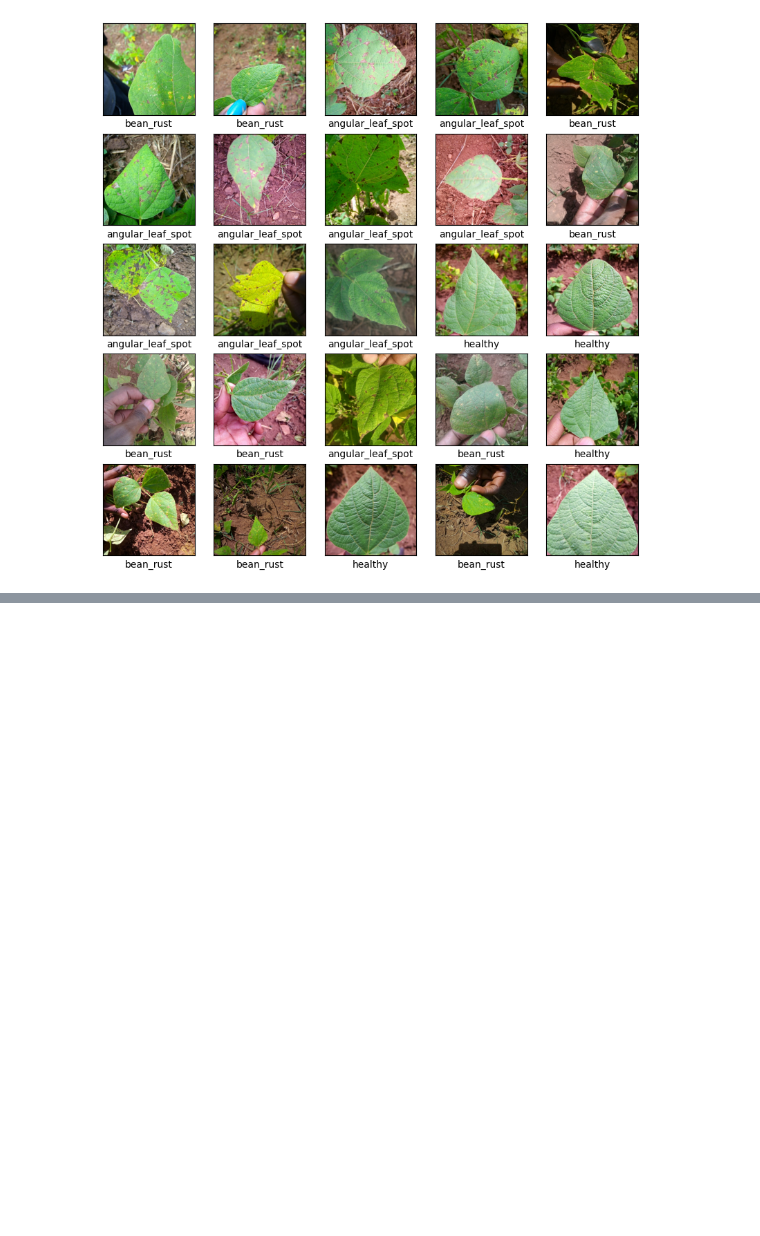
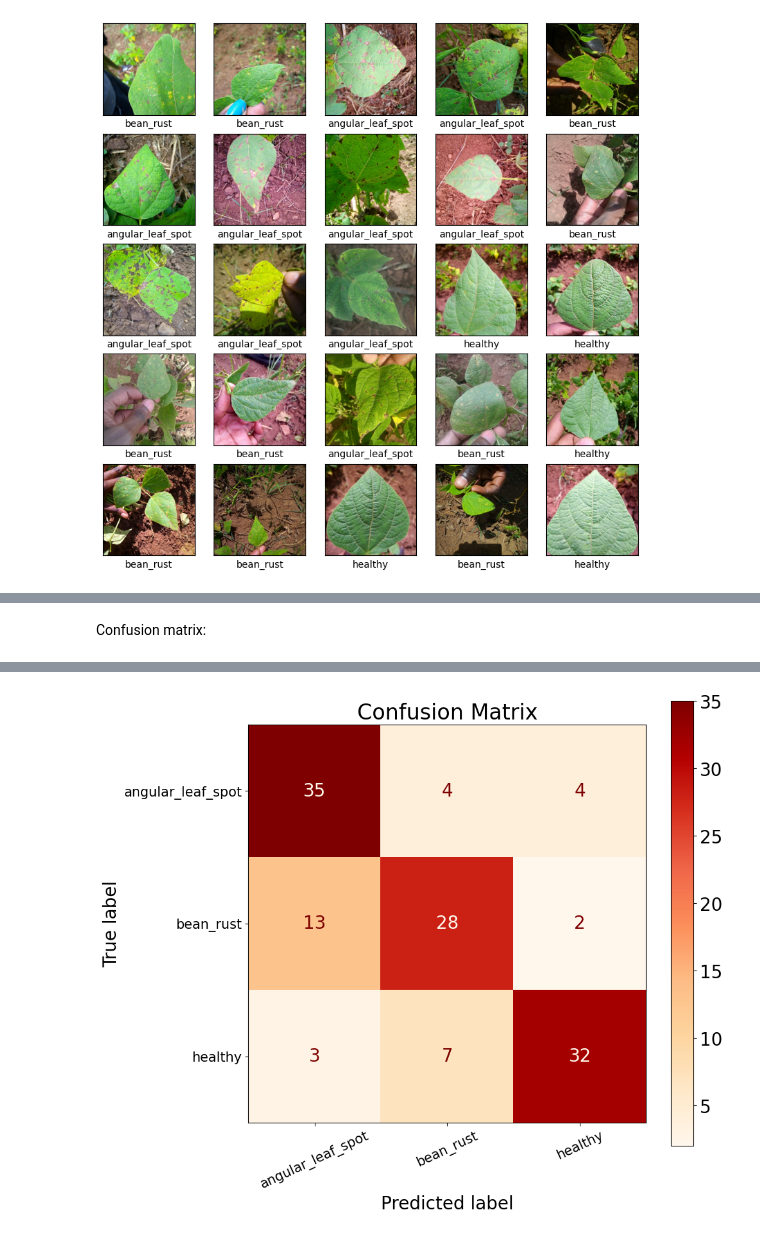
Before and after one commit to geoduin/AI_Assignment, a Jupyter notebook: part2.ipynb, the cells around one changed output, grey strips where cells are left out. Drawn from its saved outputs; the diff is of its cells as text; code cells hidden in the pictures; blank space fills up the shorter version.

Commit message:
Added confusion matrix to part 2

```diff
--- a/part2.ipynb
+++ b/part2.ipynb
@@ -128,0 +175,45 @@ Accuracy =  0.78125
+# %% [markdown]
+Confusion matrix:
+# %%
+# Get predictions for test data
+y_pred = model.predict(X_test)
+
+# Convert predicted labels to integers (assuming categorical labels)
+y_pred = np.argmax(y_pred, axis=1)
+
+
+c_m = confusion_matrix(Y_test, y_pred)
+
+# Setting default size of the plot
+# Setting default fontsize used in the plot
+plt.rcParams['figure.figsize'] = (10.0, 9.0)
+plt.rcParams['font.size'] = 20
+
+
+# Implementing visualization of Confusion Matrix
+display_c_m = ConfusionMatrixDisplay(c_m, display_labels=labelsAsText)
+
+
+# Plotting Confusion Matrix
+# Setting colour map to be used
+display_c_m.plot(cmap='OrRd', xticks_rotation=25)
+# Other possible options for colour map are:
+# 'autumn_r', 'Blues', 'cool', 'Greens', 'Greys', 'PuRd', 'copper_r'
+
+
+# Setting fontsize for xticks and yticks
+plt.xticks(fontsize=15)
+plt.yticks(fontsize=15)
+
+
+# Giving name to the plot
+plt.title('Confusion Matrix', fontsize=24)
+
+
+# Saving plot
+plt.savefig('confusion_matrix.png', transparent=True, dpi=500)
+
+
+# Showing the plot
+plt.show()
+# %% [output]
@@ -128,0 +221 @@ Accuracy =  0.78125
+[figure, added]
```
Also changed, not shown: parts of 4 cells of this notebook, 1 other file.
